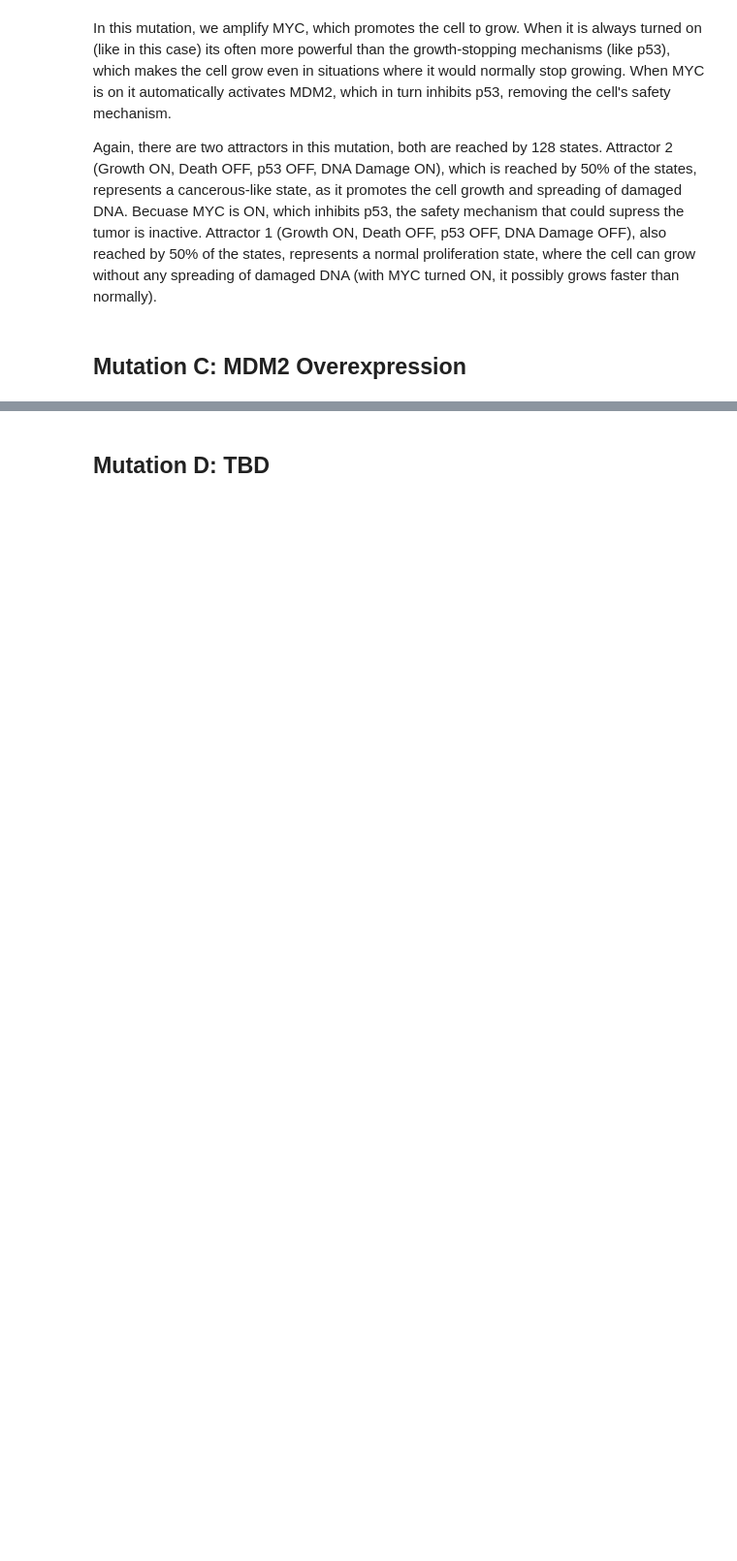
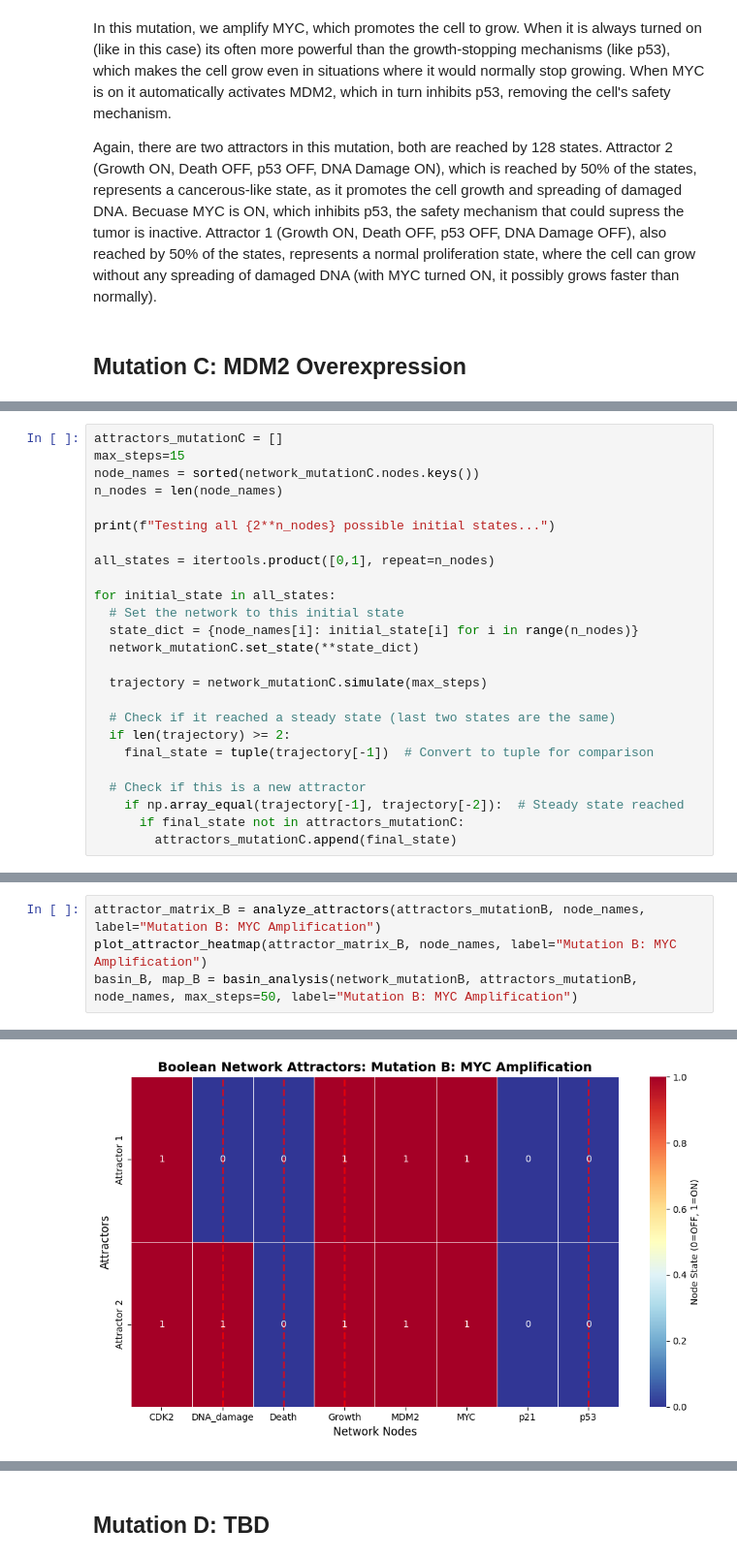
Before and after one commit to FilipSulich/multi-scale-modeling, a Jupyter notebook: Assignment3/Assignment3.ipynb, the cells around one changed output, grey strips where cells are left out. Shown at 97% size. Saved outputs shown, nothing was run; the diff lists cells and outputs as text; blank space fills up the shorter version.

Commit message:
Added mutation C.

```diff
--- a/Assignment3/Assignment3.ipynb
+++ b/Assignment3/Assignment3.ipynb
@@ -1103,0 +1179,25 @@ Again, there are two attractors in this mutation, both are reached by 128 states
+# %%
+attractors_mutationC = []
+max_steps=15
+node_names = sorted(network_mutationC.nodes.keys())
+n_nodes = len(node_names)
+
+print(f"Testing all {2**n_nodes} possible initial states...")
+
+all_states = itertools.product([0,1], repeat=n_nodes)
+
+for initial_state in all_states:
+  # Set the network to this initial state
+  state_dict = {node_names[i]: initial_state[i] for i in range(n_nodes)}
+  network_mutationC.set_state(**state_dict)
+
+  trajectory = network_mutationC.simulate(max_steps)
+
+  # Check if it reached a steady state (last two states are the same)
+  if len(trajectory) >= 2:
+    final_state = tuple(trajectory[-1])  # Convert to tuple for comparison
+
+  # Check if this is a new attractor
+    if np.array_equal(trajectory[-1], trajectory[-2]):  # Steady state reached
+      if final_state not in attractors_mutationC:
+        attractors_mutationC.append(final_state)
@@ -1103,0 +1222,5 @@ Again, there are two attractors in this mutation, both are reached by 128 states
+# %%
+attractor_matrix_B = analyze_attractors(attractors_mutationB, node_names, label="Mutation B: MYC Amplification")
+plot_attractor_heatmap(attractor_matrix_B, node_names, label="Mutation B: MYC Amplification")
+basin_B, map_B = basin_analysis(network_mutationB, attractors_mutationB, node_names, max_steps=50, label="Mutation B: MYC Amplification")
+# %% [output]
@@ -1103,0 +1242 @@ Again, there are two attractors in this mutation, both are reached by 128 states
+[figure, added]
```
Also changed, not shown: parts of 10 cells of this notebook, 1 other file.
